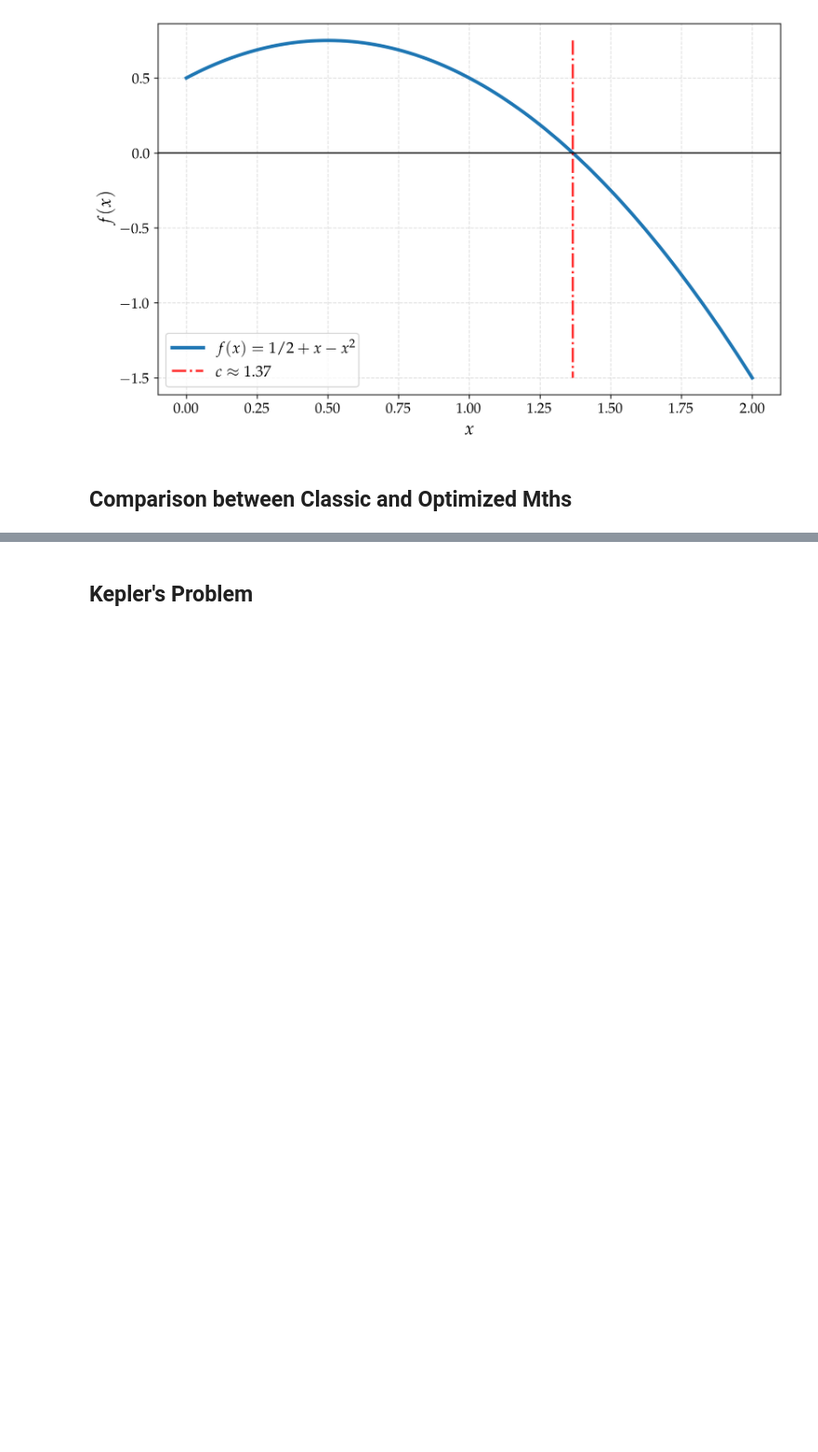
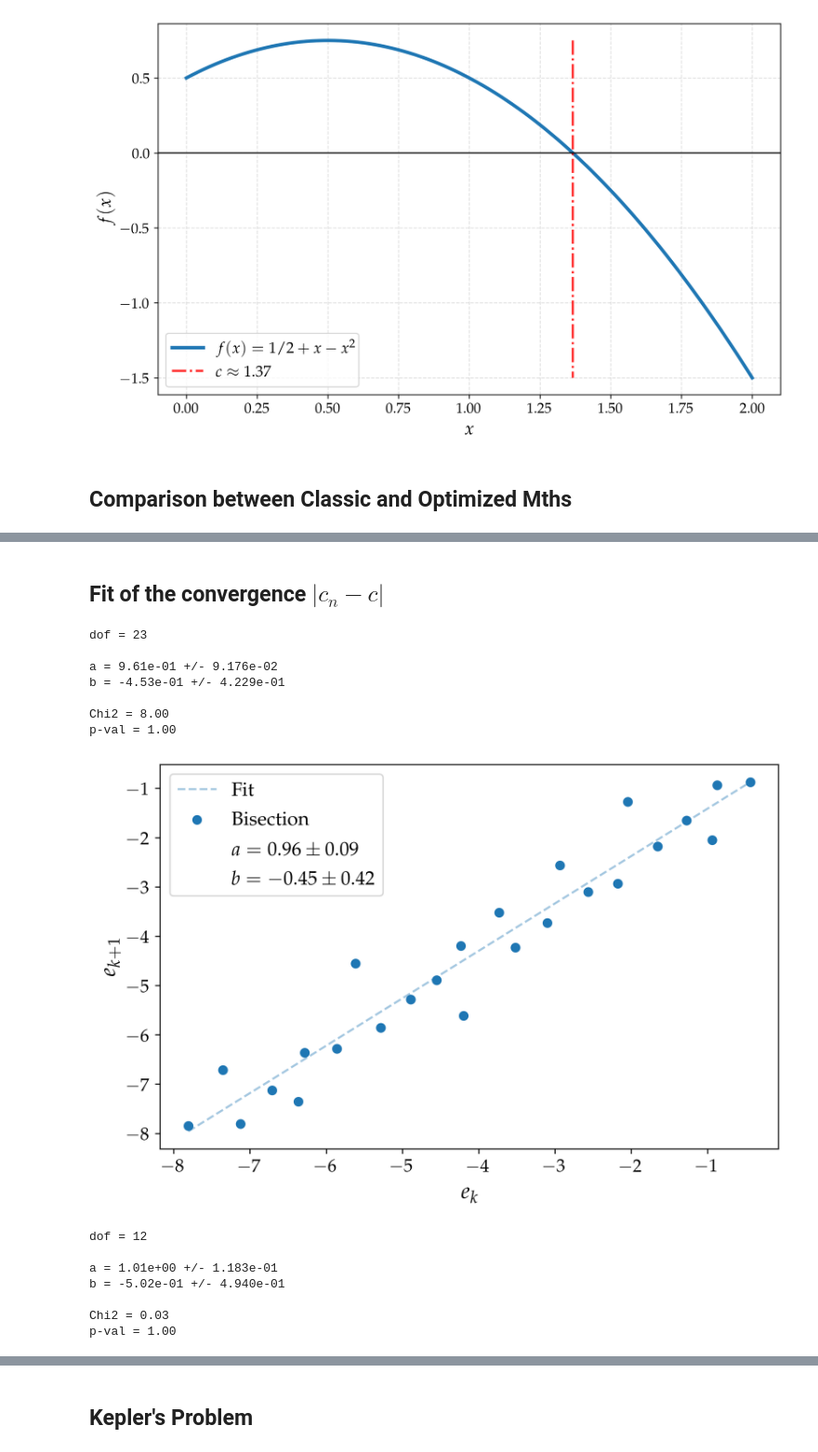
Before and after one commit to mvolpato-unimib/Lab_comp, a Jupyter notebook: ex12/bisection.ipynb, the cells around one changed output, grey strips where cells are left out. Shown at 93% size. Saved outputs shown, nothing was run; the diff lists cells and outputs as text; code cells hidden in the pictures; blank space fills up the shorter version.

```diff
--- a/ex12/bisection.ipynb
+++ b/ex12/bisection.ipynb
@@ -134,0 +135,34 @@ REGULA FALSI
+# %% [markdown]
+## **Fit of the convergence $|c_n - c|$**
+# %%
+from lib_fitting import lin_fit
+
+cuts = [(0, -1), (0, -1)]
+for n, res in enumerate([res_bis, res_reg]):
+    fls, cls, c, niter = res
+    xcoo = np.arange(0, niter)
+    cs = abs(np.array(cls) - C_TRUE)
+
+    ek = np.log10(cs[cuts[n][0]: cuts[n][1]-1])
+    ek_p1 = np.log10(cs[cuts[n][0]+1: cuts[n][1]])
+
+    lin_fit(ek, ek_p1, np.eye(len(ek)), poly_order=1,
+            ErrTrue=False, name_points=names[n], mar=mar[n],
+            col=colors[n], labels=(r'$e_k$', r'$e_{k+1}$'),
+            save_name='plots/fit_' + names[n].replace(" ", "_") + '.png')
+# %% [output]
+dof = 23
+
+a = 9.61e-01 +/- 9.176e-02
+b = -4.53e-01 +/- 4.229e-01
+
+Chi2 = 8.00
+p-val = 1.00
+[figure, added]
+dof = 12
+
+a = 1.01e+00 +/- 1.183e-01
+b = -5.02e-01 +/- 4.940e-01
+
+Chi2 = 0.03
+p-val = 1.00
```
Also changed, not shown: parts of 7 cells of this notebook, 14 other files.
